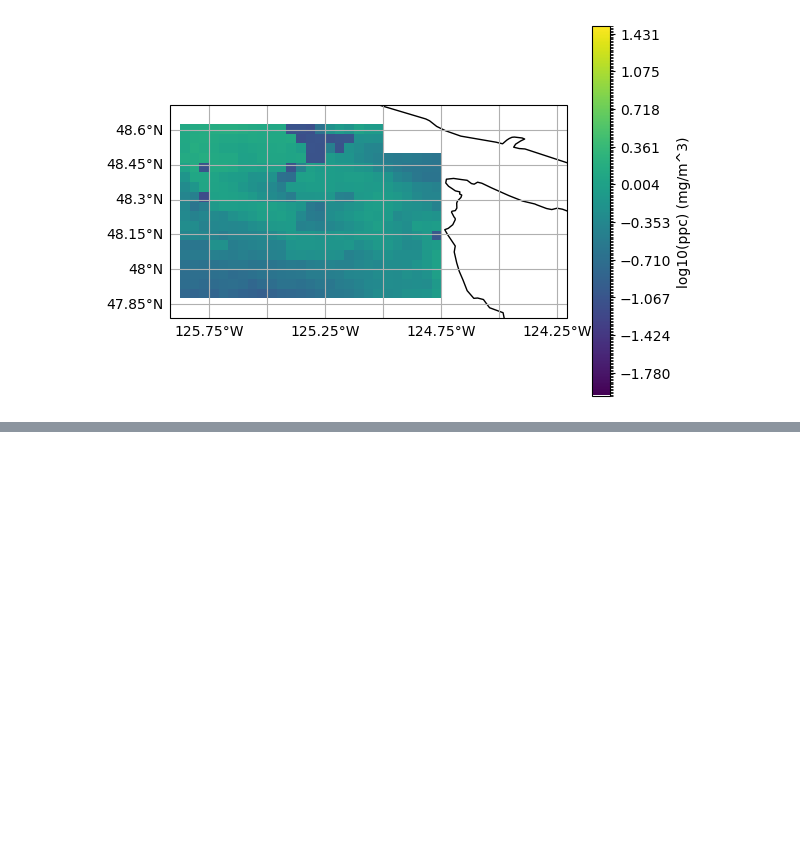
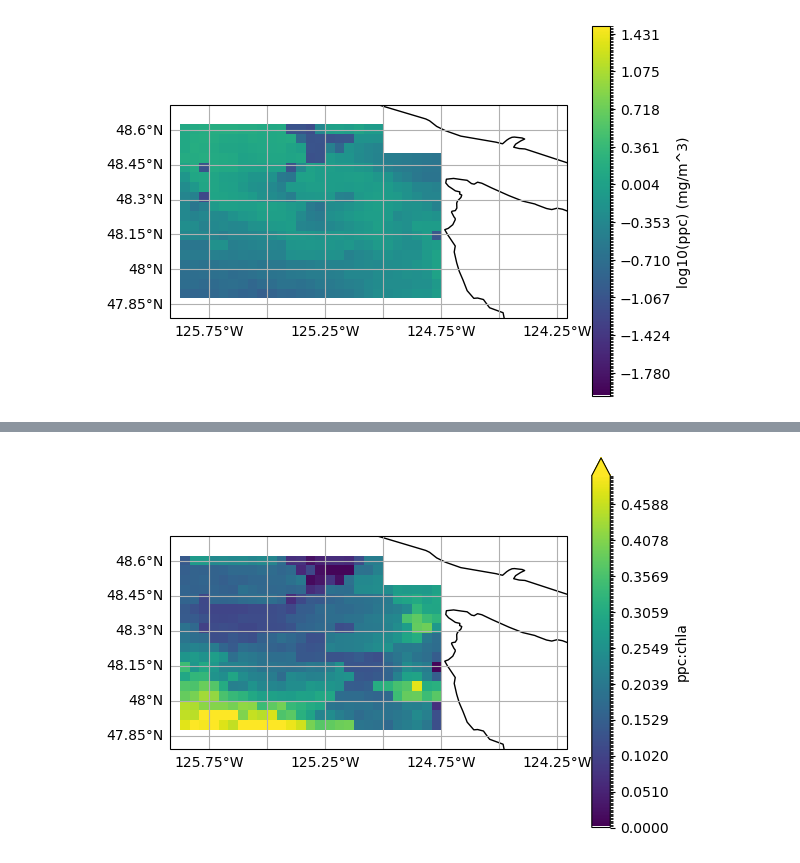
Before and after one commit to max-danenhower/pace-rrs-inversions-pigments, a Jupyter notebook: pace_to_pigments.ipynb, the cells around one changed output, grey strips where cells are left out. Cells and saved outputs as stored; diff of their text form; code cells hidden in the pictures; blank space fills up the shorter version.

```diff
--- a/pace_to_pigments.ipynb
+++ b/pace_to_pigments.ipynb
@@ -204,0 +207,6 @@ utils.plot_pigments(ca_ratio, 0, 1, 'chlc:chla')
+# %%
+# plot the ratio between ppc and chla
+pa_ratio = ppc/chla
+utils.plot_pigments(pa_ratio, 0, 0.5, 'ppc:chla')
+# %% [output]
+[figure, added]
```
Also changed, not shown: parts of 10 cells of this notebook.
